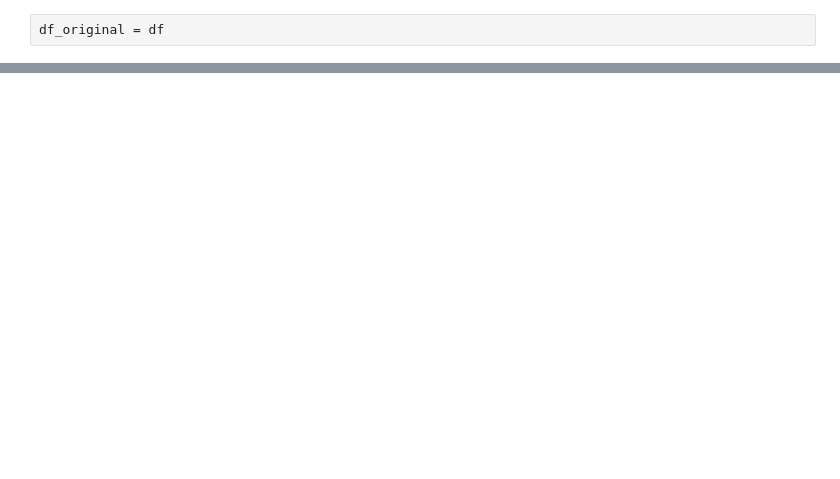
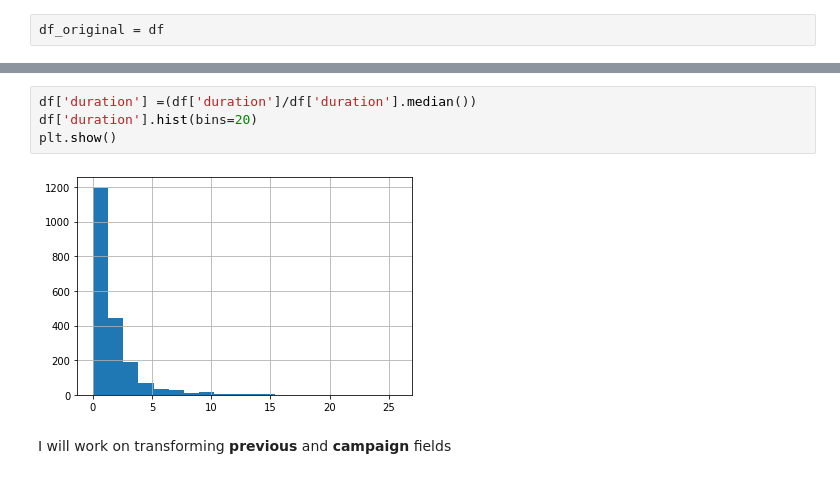
Before and after one commit to mandricic/CS5062, a Jupyter notebook: etivity2.ipynb, the cells around one changed output, grey strips where cells are left out. Drawn from its saved outputs; the diff is of its cells as text; blank space fills up the shorter version.

```diff
--- a/etivity2.ipynb
+++ b/etivity2.ipynb
@@ -127,0 +516,8 @@ df.tail()
+# %%
+df['duration'] =(df['duration']/df['duration'].median())
+df['duration'].hist(bins=20)
+plt.show()
+# %% [output]
+[figure, added]
+# %% [markdown]
+I will work on transforming **previous** and **campaign** fields
```
Also changed, not shown: parts of 96 cells of this notebook.
